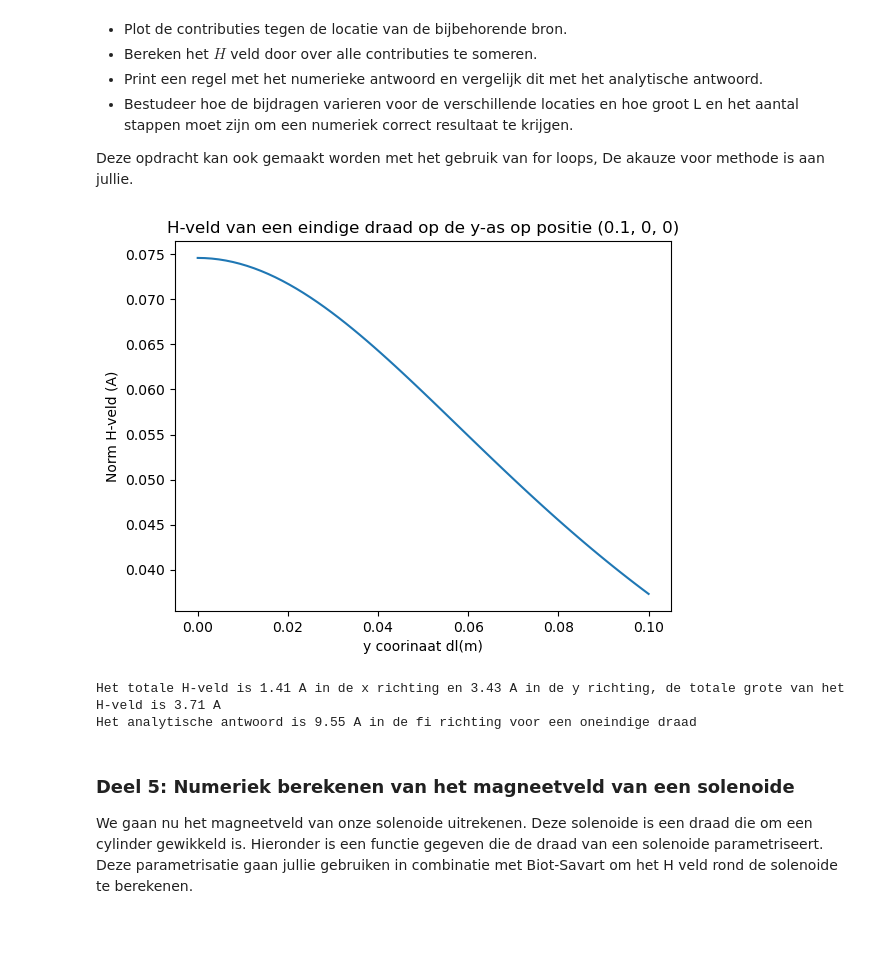
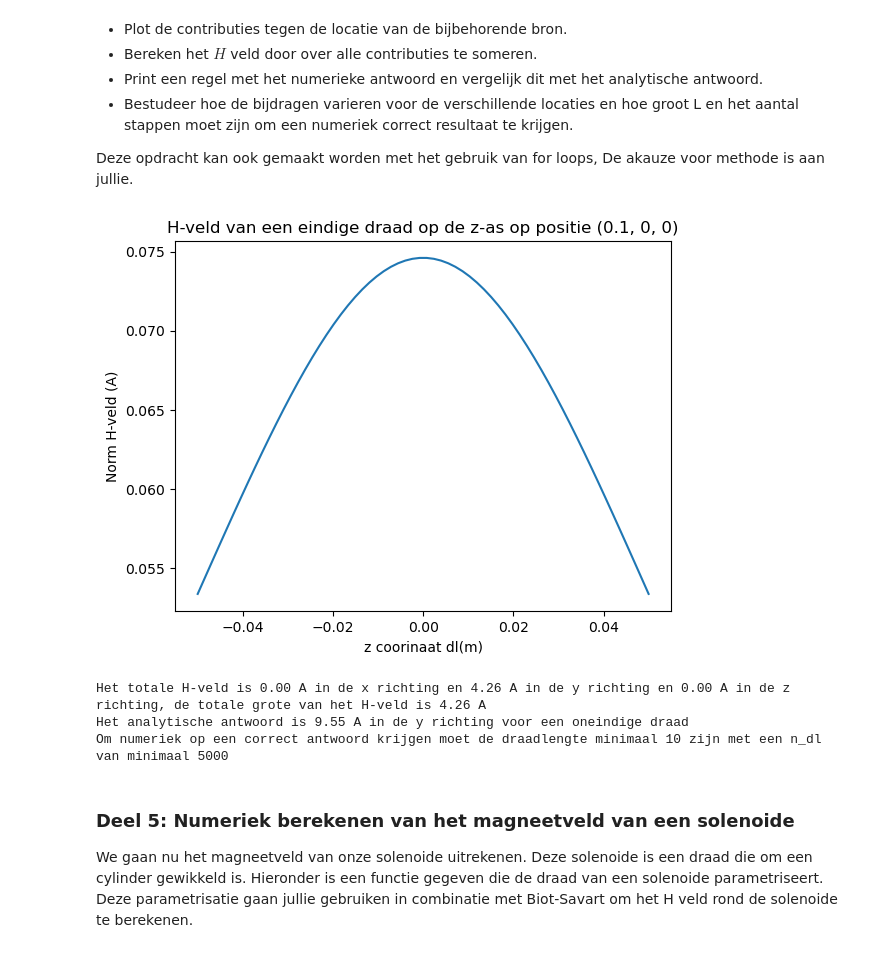
Before and after one commit to beanmachine123/opdrachten-DEF-D, a Jupyter notebook: 2KrachtactuatorOpdracht/2KrachtactuatorOpdracht/KrachtactuatorOpdracht.ipynb, the cells around one changed output. Drawn from its saved outputs; the diff is of its cells as text; code cells hidden in the pictures.

```diff
--- a/2KrachtactuatorOpdracht/2KrachtactuatorOpdracht/KrachtactuatorOpdracht.ipynb
+++ b/2KrachtactuatorOpdracht/2KrachtactuatorOpdracht/KrachtactuatorOpdracht.ipynb
@@ -223,9 +223,9 @@ Bereken met deze functie alle componenten van het magneetveld voor een veldposit
 # %%
 I = 6
 L_draad = 0.1
-n_dl = 65
+n_dl = 64 #hoeveelheid delen waarin de draad is opgedeelt
 
-dl=np.array([0, 0, L_draad/(n_dl-1)])
+dl=np.array([0, 0, L_draad/(n_dl)])
 r_field=np.array([0.1, 0, 0])
 r_source=np.array([0, 0, 0])
 
@@ -240,7 +240,7 @@ def field_current_element(r_field, r_source, dl):
     dH = (I / (4 * np.pi)) * np.cross(dl, (curly_r)/np.linalg.norm(curly_r))/(np.linalg.norm(curly_r)**2)
 
     return dH
-analytical_answer=(I/4/np.pi)*(L_draad/64)/np.sum((r_field-r_source)**2) # een veld elementje.
+analytical_answer=(I/4/np.pi)*(L_draad/n_dl)/np.sum((r_field-r_source)**2) # een veld elementje.
 print('The analytical answer is ' + str(analytical_answer) + ' A/m in the y-direction')
 
 print('The numerical answer is is ' + str(field_current_element(r_field, r_source, dl)) + ' A/m')
@@ -261,34 +261,37 @@ Nu gaan we met behulp van de numerieke implementatie van de wet van Biot-Savart
 Deze opdracht kan ook gemaakt worden met het gebruik van for loops, De akauze voor methode is aan jullie.
 # %%
 
-r_bron = np.array([np.zeros(n_dl), np.linspace(0, L_draad, n_dl),np.zeros(n_dl)]) # stuk draad verticaal op de y-as
+r_bron = np.array([np.zeros(n_dl), np.zeros(n_dl) , np.linspace(-L_draad/2, L_draad/2, n_dl)]) # stuk draad verticaal op de z-as
 
 dHx_total = np.array([])
 dHy_total = np.array([])
 dHz_total = np.array([])
 
 for i in range(n_dl):
     dH = field_current_element(r_field, r_bron[:,i], dl)
     dHx_total = np.append(dHx_total, dH[0])
     dHy_total = np.append(dHy_total, dH[1])
     dHz_total = np.append(dHz_total, dH[2])
 
 plt.figure()
-plt.plot(r_bron[1,:], np.sqrt(dHy_total**2 + dHx_total**2 + dHz_total**2))
-plt.title('H-veld van een eindige draad op de y-as op positie (0.1, 0, 0)')
-plt.xlabel('y coorinaat dl(m)')
+plt.plot(r_bron[2,:], np.sqrt(dHy_total**2 + dHx_total**2 + dHz_total**2))
+plt.title('H-veld van een eindige draad op de z-as op positie (0.1, 0, 0)')
+plt.xlabel('z coorinaat dl(m)')
 plt.ylabel("Norm H-veld (A)")
 plt.show()
 
 H_totaal = np.array([np.sum(dHx_total), np.sum(dHy_total), np.sum(dHz_total)])
-print(f"Het totale H-veld is {H_totaal[0]:.2f} A in de x richting en {H_totaal[1]:.2f} A in de y richting, de totale grote van het H-veld is {np.sqrt(H_totaal[0]**2 + H_totaal[1]**2 + H_totaal[2]**2):.2f} A")
+print(f"Het totale H-veld is {H_totaal[0]:.2f} A in de x richting en {H_totaal[1]:.2f} A in de y richting en {H_totaal[2]:.2f} A in de z richting, de totale grote van het H-veld is {np.sqrt(H_totaal[0]**2 + H_totaal[1]**2 + H_totaal[2]**2):.2f} A")
 
-analytisch_antwoord = (I/(2*np.pi * (r_field[0])))
-print(f"Het analytische antwoord is {analytisch_antwoord:.2f} A in de fi richting voor een oneindige draad")
+analytisch_antwoord = I/(2*np.pi * (np.sqrt(r_field[0]**2 + r_field[1]**2)))
+print(f"Het analytische antwoord is {analytisch_antwoord:.2f} A in de y richting voor een oneindige draad")
+
+print("Om numeriek op een correct antwoord krijgen moet de draadlengte minimaal 10 zijn met een n_dl van minimaal 5000")
 # %% [output]
-[figure, old version]
+[figure, new version]
-Het totale H-veld is 1.41 A in de x richting en 3.43 A in de y richting, de totale grote van het H-veld is 3.71 A
-Het analytische antwoord is 9.55 A in de fi richting voor een oneindige draad
+Het totale H-veld is 0.00 A in de x richting en 4.26 A in de y richting en 0.00 A in de z richting, de totale grote van het H-veld is 4.26 A
+Het analytische antwoord is 9.55 A in de y richting voor een oneindige draad
+Om numeriek op een correct antwoord krijgen moet de draadlengte minimaal 10 zijn met een n_dl van minimaal 5000
 # %% [markdown]
 ### Deel 5: Numeriek berekenen van het magneetveld van een solenoide
 
```
Also changed, not shown: parts of 2 cells of this notebook.
